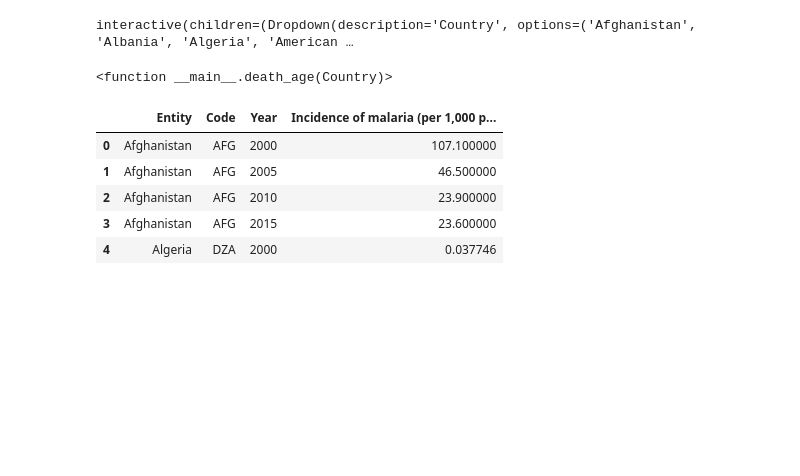
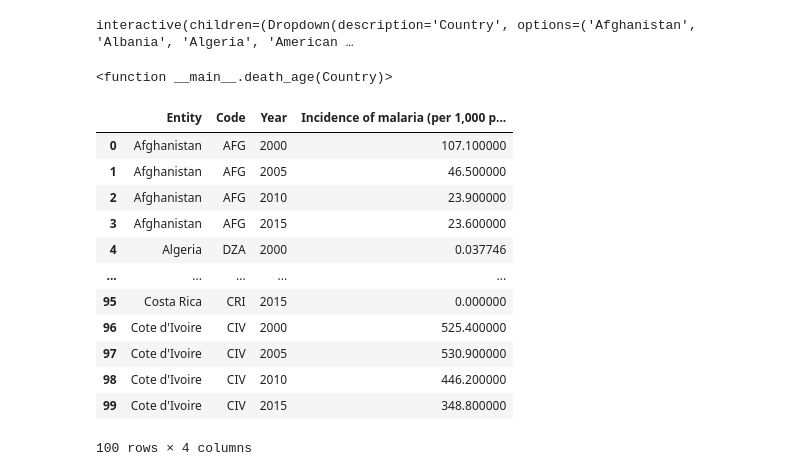
Before and after one commit to Caihanwang/BIOS823_Assignments, a Jupyter notebook: Caihan_Assignment3.ipynb, the cells around one changed output. Drawn from its saved outputs; the diff is of its cells as text; code cells hidden in the pictures; blank space fills up the shorter version.

```diff
--- a/Caihan_Assignment3.ipynb
+++ b/Caihan_Assignment3.ipynb
@@ -74,11 +75,18 @@ interactive(children=(Dropdown(description='Country', options=('Afghanistan', 'A
 <function __main__.death_age(Country)>
 # %%
 malaria_inc = pd.read_csv(url3, index_col=0).reset_index()
-malaria_inc.head()
+malaria_inc.head(100)
 # %% [output]
 |  | Entity | Code | Year | Incidence of malaria (per 1,000 p... |
 | 0 | Afghanistan | AFG | 2000 | 107.100000 |
 | 1 | Afghanistan | AFG | 2005 | 46.500000 |
 | 2 | Afghanistan | AFG | 2010 | 23.900000 |
 | 3 | Afghanistan | AFG | 2015 | 23.600000 |
 | 4 | Algeria | DZA | 2000 | 0.037746 |
+| ... | ... | ... | ... | ... |
+| 95 | Costa Rica | CRI | 2015 | 0.000000 |
+| 96 | Cote d'Ivoire | CIV | 2000 | 525.400000 |
+| 97 | Cote d'Ivoire | CIV | 2005 | 530.900000 |
+| 98 | Cote d'Ivoire | CIV | 2010 | 446.200000 |
+| 99 | Cote d'Ivoire | CIV | 2015 | 348.800000 |
+100 rows × 4 columns
```
Also changed, not shown: parts of 2 cells of this notebook.
